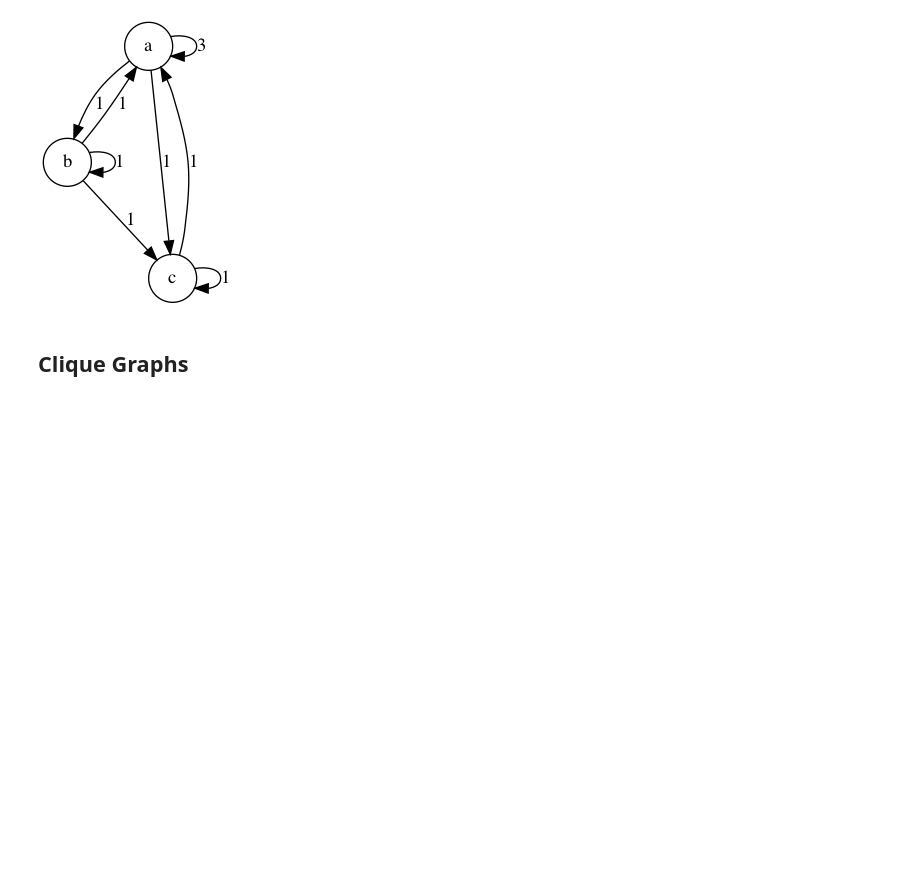
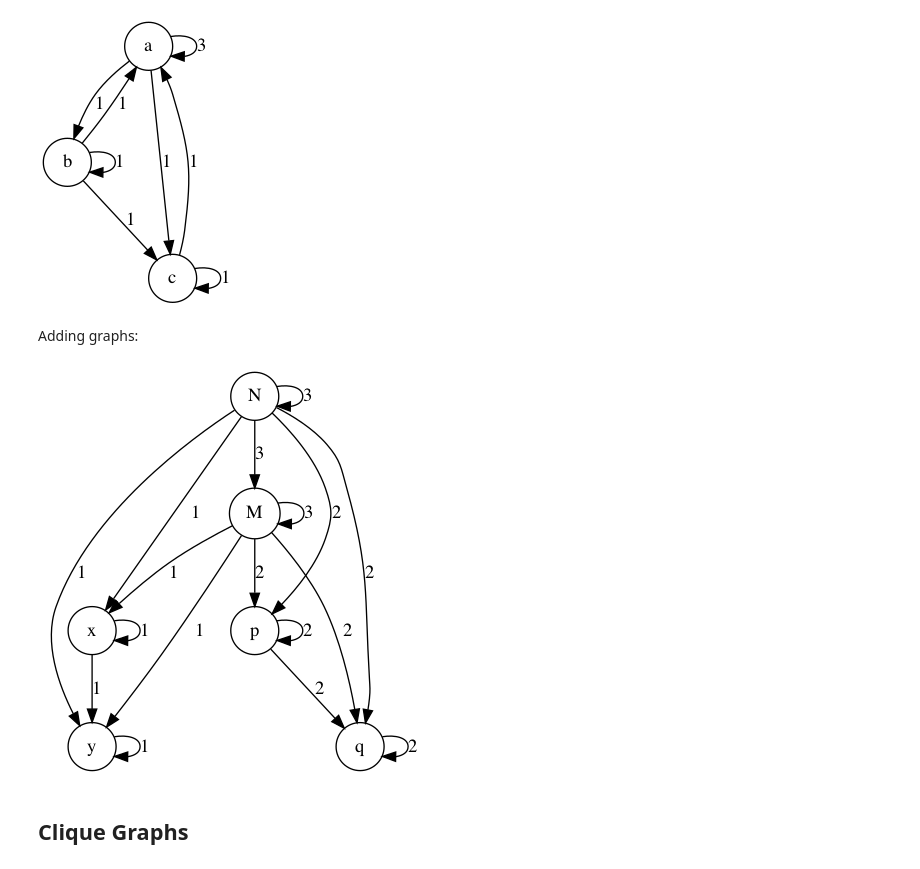
Before and after one commit to jpgil/logdelay, a Jupyter notebook: notebooks/2-structures/2020-05-08-examples-path-discovery.ipynb, the cells around one changed output. Cells and saved outputs as stored; diff of their text form; code cells hidden in the pictures; blank space fills up the shorter version.

```diff
--- a/notebooks/2-structures/2020-05-08-examples-path-discovery.ipynb
+++ b/notebooks/2-structures/2020-05-08-examples-path-discovery.ipynb
@@ -171,6 +221,18 @@ graph( successor_graph(list("abca")), "successor_graph_abca.png")
 # %% [output]
 [figure]
 [figure]
+# %% [markdown]
+Adding graphs:
+# %%
+A="NMxy"; G_A=successor_graph( list(A) )
+B="NMpq"; G_B=successor_graph( list(B) )
+
+J = G_add_H( G_A, G_B )
+J = G_add_H( J,   G_B )
+
+graph(J)
+# %% [output]
+[figure, added]
 # %% [markdown]
 ## Clique Graphs
 # %%
```
Also changed, not shown: parts of 38 cells of this notebook.
